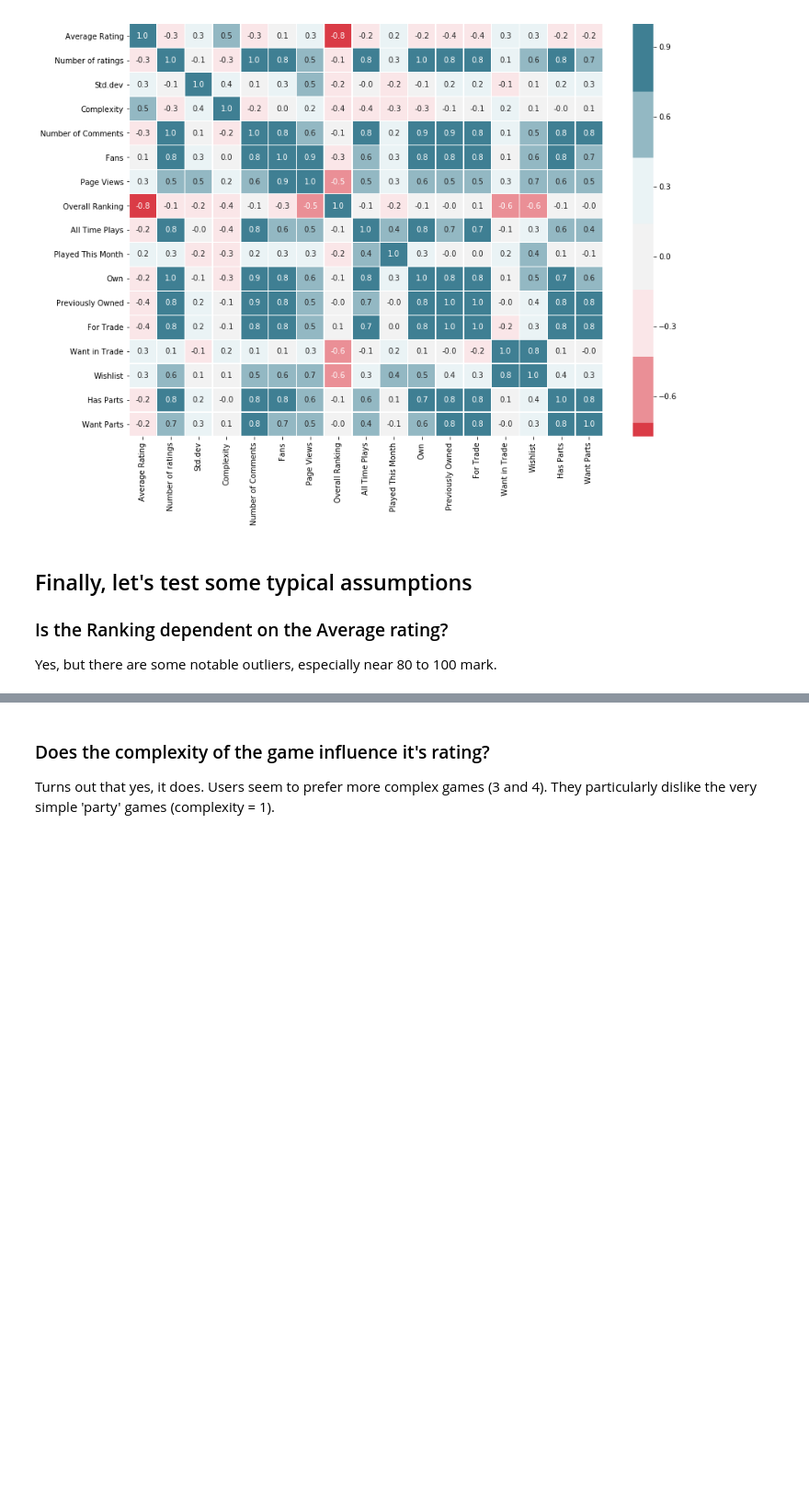
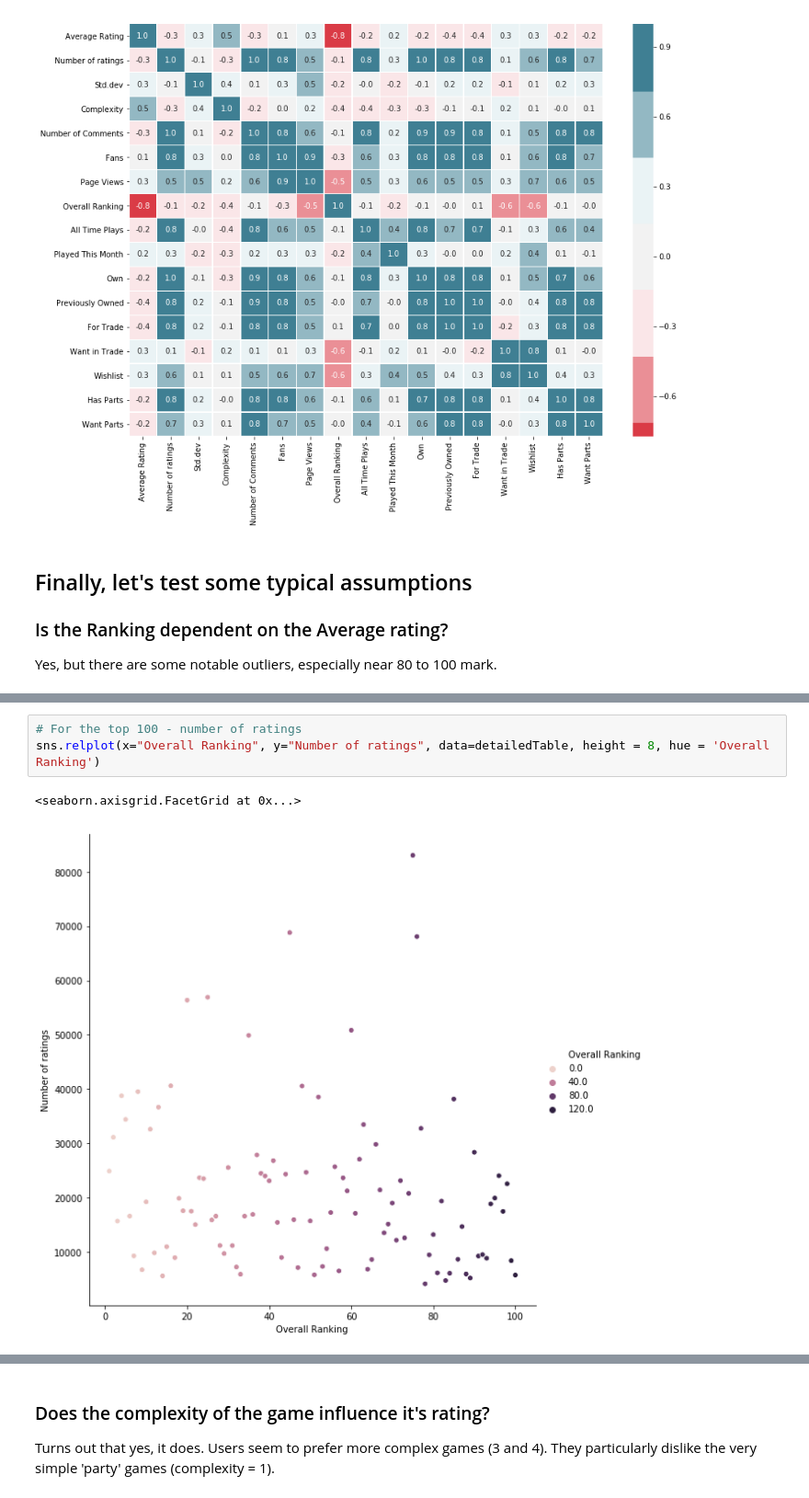
Before and after one commit to Szmariu/animated-winter, a Jupyter notebook: code.ipynb, the cells around one changed output, grey strips where cells are left out. Shown at 92% size. Drawn from its saved outputs; the diff is of its cells as text; blank space fills up the shorter version.

```diff
--- a/code.ipynb
+++ b/code.ipynb
@@ -263,3 +277,9 @@ sns.relplot(x="Overall Ranking", y="Fans", data=detailedTable, height = 8, hue =
 # %% [output]
 <seaborn.axisgrid.FacetGrid at 0x...>
 [figure]
+# %%
+# For the top 100 - number of ratings
+sns.relplot(x="Overall Ranking", y="Number of ratings", data=detailedTable, height = 8, hue = 'Overall Ranking')
+# %% [output]
+<seaborn.axisgrid.FacetGrid at 0x...>
+[figure, added]
```
Also changed, not shown: parts of 7 cells of this notebook.
